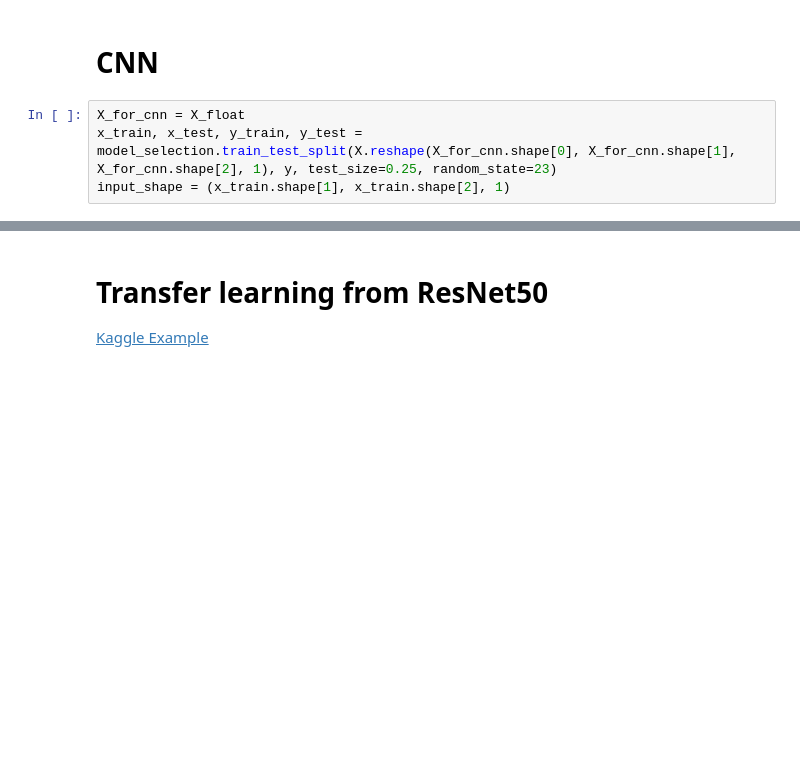
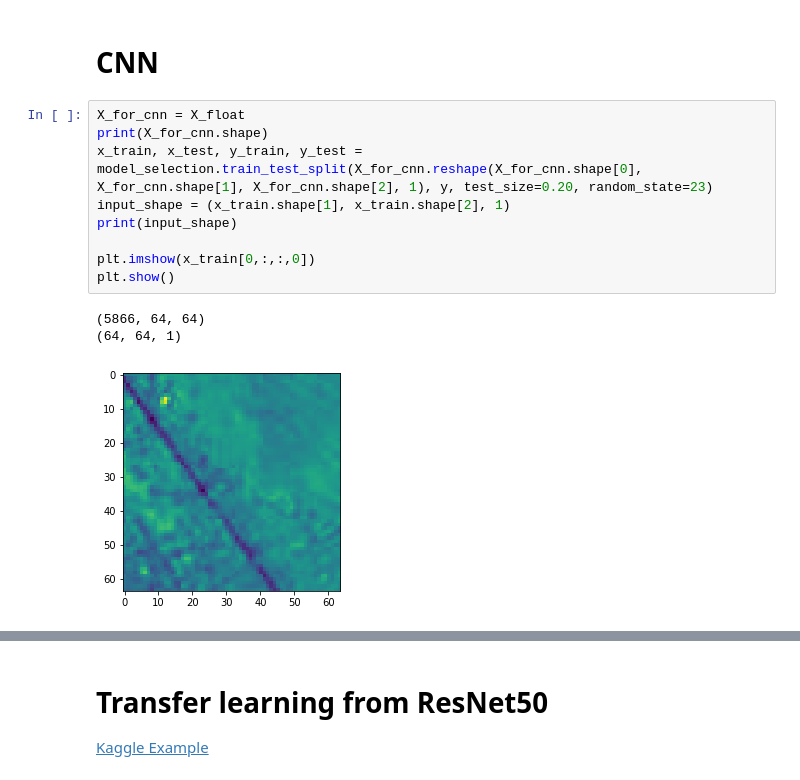
Before and after one commit to figa1993/ECE6254, a Jupyter notebook: Source/classify_chips.ipynb, the cells around one changed output, grey strips where cells are left out. Drawn from its saved outputs; the diff is of its cells as text; blank space fills up the shorter version.

```diff
--- a/Source/classify_chips.ipynb
+++ b/Source/classify_chips.ipynb
@@ -126,6 +133,15 @@ Accuracy score:
 # CNN
 # %%
 X_for_cnn = X_float
-x_train, x_test, y_train, y_test = model_selection.train_test_split(X.reshape(X_for_cnn.shape[0], X_for_cnn.shape[1], X_for_cnn.shape[2], 1), y, test_size=0.25, random_state=23)
+print(X_for_cnn.shape)
+x_train, x_test, y_train, y_test = model_selection.train_test_split(X_for_cnn.reshape(X_for_cnn.shape[0], X_for_cnn.shape[1], X_for_cnn.shape[2], 1), y, test_size=0.20, random_state=23)
 input_shape = (x_train.shape[1], x_train.shape[2], 1)
+print(input_shape)
+
+plt.imshow(x_train[0,:,:,0])
+plt.show()
+# %% [output]
+(5866, 64, 64)
+(64, 64, 1)
+[figure, added]
 # %%
```
Also changed, not shown: parts of 18 cells of this notebook.
